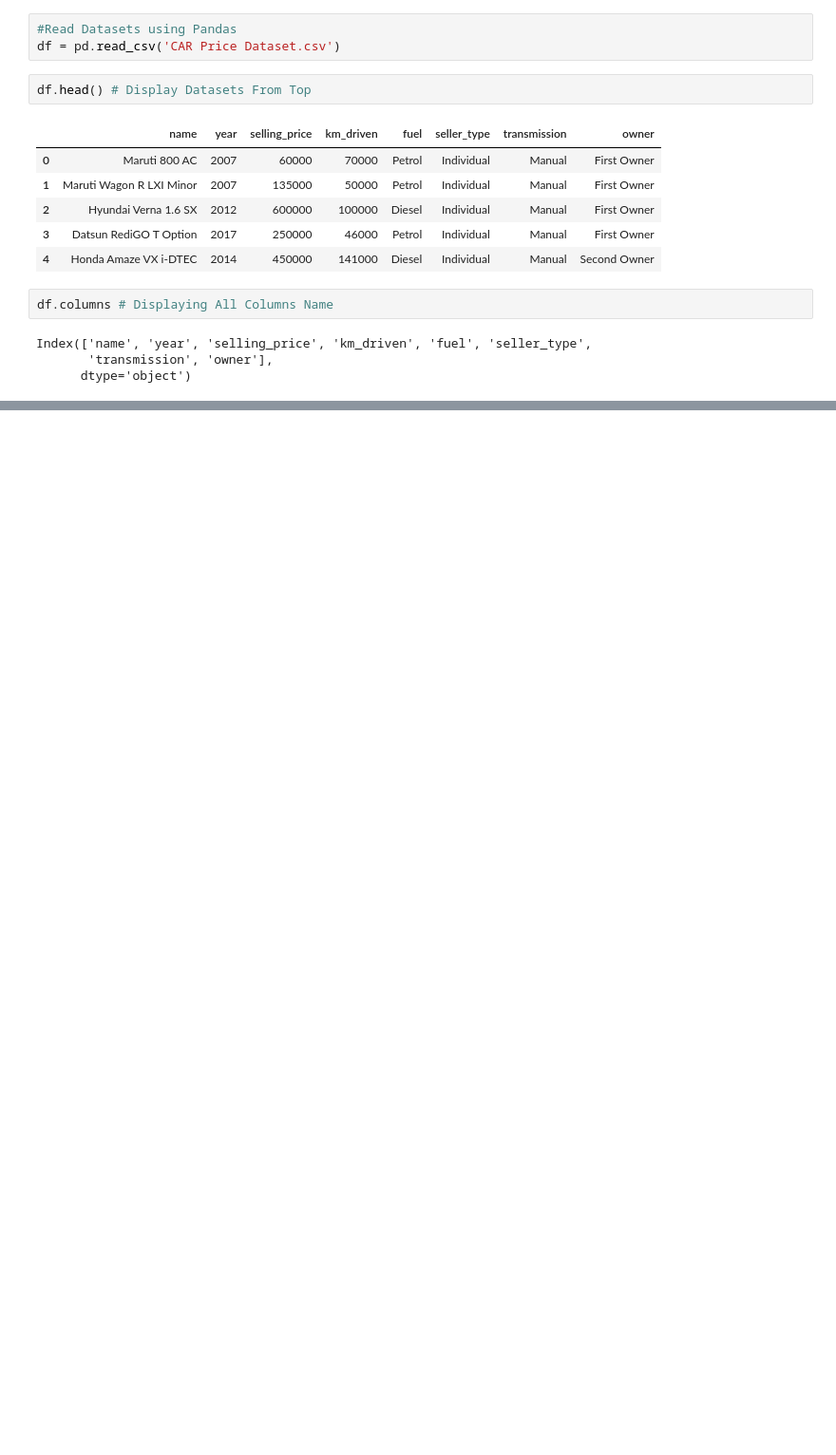
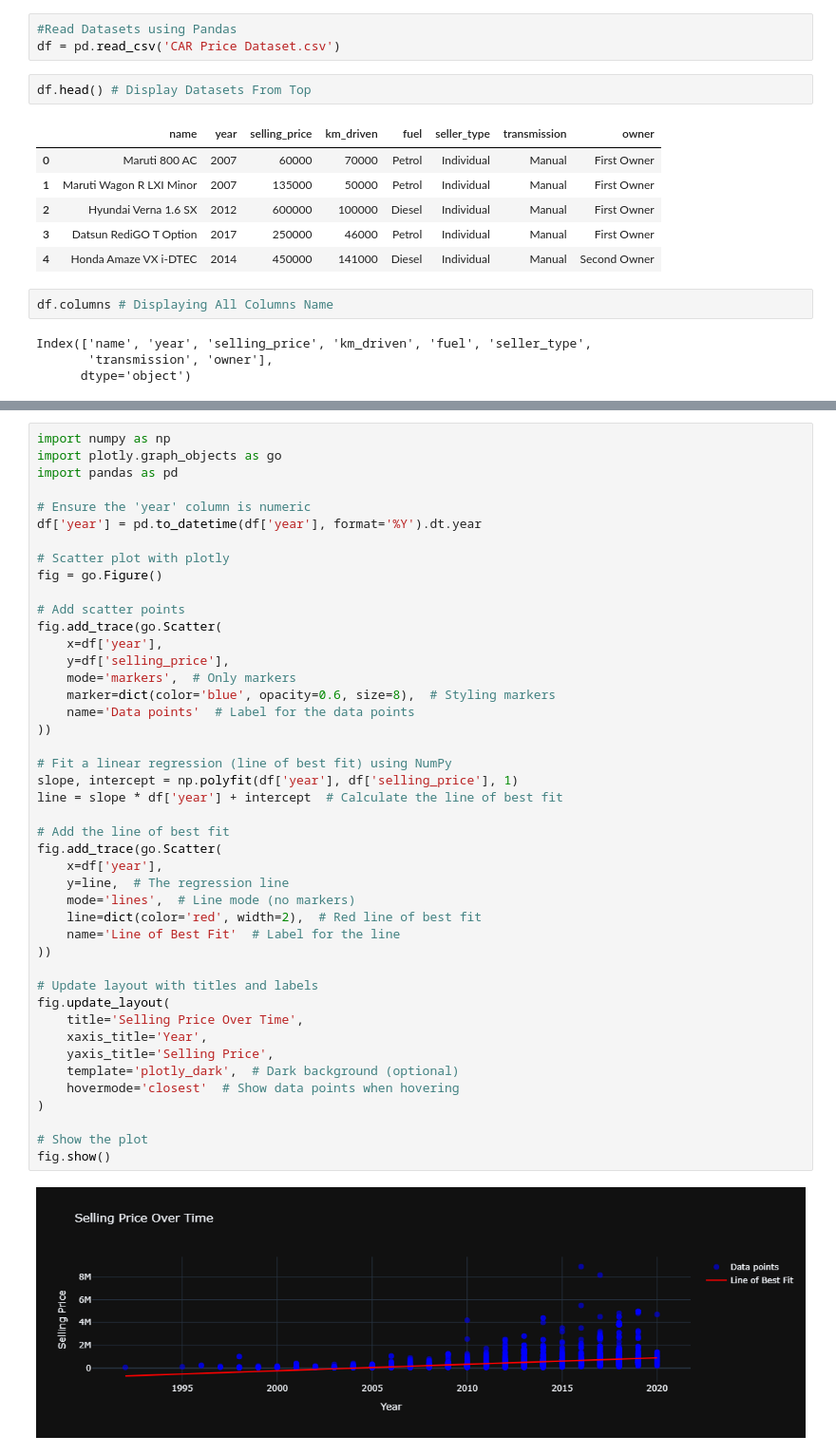
Before and after one commit to kushal111/AIML-Component-2, a Jupyter notebook: AIML.ipynb, the cells around one changed output, grey strips where cells are left out. Shown at 95% size. Saved outputs shown, nothing was run; the diff lists cells and outputs as text; blank space fills up the shorter version.

```diff
--- a/AIML.ipynb
+++ b/AIML.ipynb
@@ -53,0 +113,46 @@ memory usage: 271.4+ KB
+# %%
+import numpy as np
+import plotly.graph_objects as go
+import pandas as pd
+
+# Ensure the 'year' column is numeric
+df['year'] = pd.to_datetime(df['year'], format='%Y').dt.year
+
+# Scatter plot with plotly
+fig = go.Figure()
+
+# Add scatter points
+fig.add_trace(go.Scatter(
+    x=df['year'],
+    y=df['selling_price'],
+    mode='markers',  # Only markers
+    marker=dict(color='blue', opacity=0.6, size=8),  # Styling markers
+    name='Data points'  # Label for the data points
+))
+
+# Fit a linear regression (line of best fit) using NumPy
+slope, intercept = np.polyfit(df['year'], df['selling_price'], 1)
+line = slope * df['year'] + intercept  # Calculate the line of best fit
+
+# Add the line of best fit
+fig.add_trace(go.Scatter(
+    x=df['year'],
+    y=line,  # The regression line
+    mode='lines',  # Line mode (no markers)
+    line=dict(color='red', width=2),  # Red line of best fit
+    name='Line of Best Fit'  # Label for the line
+))
+
+# Update layout with titles and labels
+fig.update_layout(
+    title='Selling Price Over Time',
+    xaxis_title='Year',
+    yaxis_title='Selling Price',
+    template='plotly_dark',  # Dark background (optional)
+    hovermode='closest'  # Show data points when hovering
+)
+
+# Show the plot
+fig.show()
+# %% [output]
+[figure, added]
```
Also changed, not shown: parts of 11 cells of this notebook.
